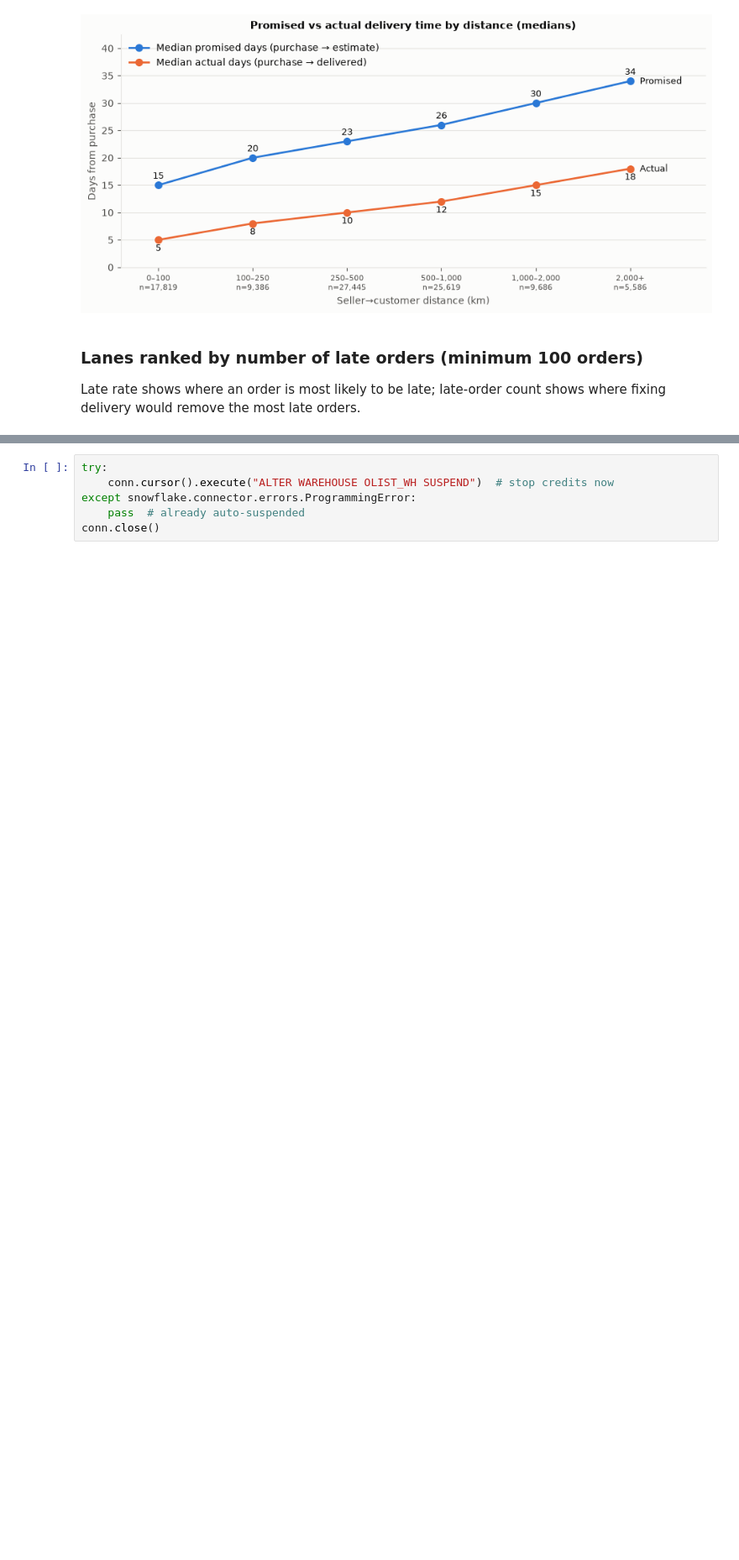
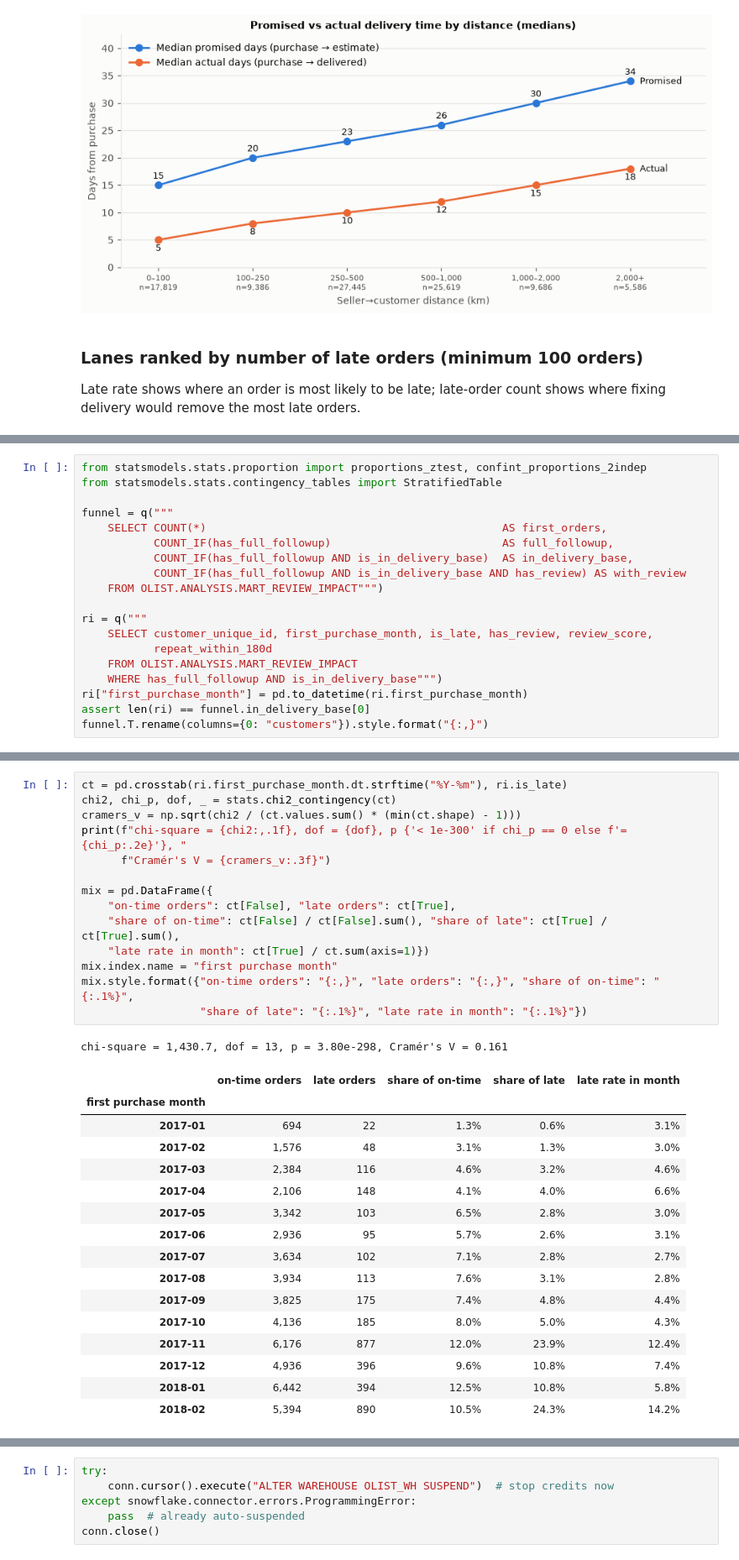
Before and after one commit to DevarshiDave1120-cmd/olist-marketplace-operations-analytics, a Jupyter notebook: notebooks/olist_analysis.ipynb, the cells around one changed output, grey strips where cells are left out. Shown at 84% size. Drawn from its saved outputs; the diff is of its cells as text; blank space fills up the shorter version.

```diff
--- a/notebooks/olist_analysis.ipynb
+++ b/notebooks/olist_analysis.ipynb
@@ -287,0 +294,19 @@ by_count.style.format({"order_count": "{:,}", "late_count": "{:,}", "late_rate":
+# %%
+from statsmodels.stats.proportion import proportions_ztest, confint_proportions_2indep
+from statsmodels.stats.contingency_tables import StratifiedTable
+
+funnel = q("""
+    SELECT COUNT(*)                                             AS first_orders,
+           COUNT_IF(has_full_followup)                          AS full_followup,
+           COUNT_IF(has_full_followup AND is_in_delivery_base)  AS in_delivery_base,
+           COUNT_IF(has_full_followup AND is_in_delivery_base AND has_review) AS with_review
+    FROM OLIST.ANALYSIS.MART_REVIEW_IMPACT""")
+
+ri = q("""
+    SELECT customer_unique_id, first_purchase_month, is_late, has_review, review_score,
+           repeat_within_180d
+    FROM OLIST.ANALYSIS.MART_REVIEW_IMPACT
+    WHERE has_full_followup AND is_in_delivery_base""")
+ri["first_purchase_month"] = pd.to_datetime(ri.first_purchase_month)
+assert len(ri) == funnel.in_delivery_base[0]
+funnel.T.rename(columns={0: "customers"}).style.format("{:,}")
@@ -287,0 +381,32 @@ by_count.style.format({"order_count": "{:,}", "late_count": "{:,}", "late_rate":
+# %%
+ct = pd.crosstab(ri.first_purchase_month.dt.strftime("%Y-%m"), ri.is_late)
+chi2, chi_p, dof, _ = stats.chi2_contingency(ct)
+cramers_v = np.sqrt(chi2 / (ct.values.sum() * (min(ct.shape) - 1)))
+print(f"chi-square = {chi2:,.1f}, dof = {dof}, p {'< 1e-300' if chi_p == 0 else f'= {chi_p:.2e}'}, "
+      f"Cramér's V = {cramers_v:.3f}")
+
+mix = pd.DataFrame({
+    "on-time orders": ct[False], "late orders": ct[True],
+    "share of on-time": ct[False] / ct[False].sum(), "share of late": ct[True] / ct[True].sum(),
+    "late rate in month": ct[True] / ct.sum(axis=1)})
+mix.index.name = "first purchase month"
+mix.style.format({"on-time orders": "{:,}", "late orders": "{:,}", "share of on-time": "{:.1%}",
+                  "share of late": "{:.1%}", "late rate in month": "{:.1%}"})
+# %% [output]
+chi-square = 1,430.7, dof = 13, p = 3.80e-298, Cramér's V = 0.161
+|  | on-time orders | late orders | share of on-time | share of late | late rate in month |
+| first purchase month |  |  |  |  |  |
+| 2017-01 | 694 | 22 | 1.3% | 0.6% | 3.1% |
+| 2017-02 | 1,576 | 48 | 3.1% | 1.3% | 3.0% |
+| 2017-03 | 2,384 | 116 | 4.6% | 3.2% | 4.6% |
+| 2017-04 | 2,106 | 148 | 4.1% | 4.0% | 6.6% |
+| 2017-05 | 3,342 | 103 | 6.5% | 2.8% | 3.0% |
+| 2017-06 | 2,936 | 95 | 5.7% | 2.6% | 3.1% |
+| 2017-07 | 3,634 | 102 | 7.1% | 2.8% | 2.7% |
+| 2017-08 | 3,934 | 113 | 7.6% | 3.1% | 2.8% |
+| 2017-09 | 3,825 | 175 | 7.4% | 4.8% | 4.4% |
+| 2017-10 | 4,136 | 185 | 8.0% | 5.0% | 4.3% |
+| 2017-11 | 6,176 | 877 | 12.0% | 23.9% | 12.4% |
+| 2017-12 | 4,936 | 396 | 9.6% | 10.8% | 7.4% |
+| 2018-01 | 6,442 | 394 | 12.5% | 10.8% | 5.8% |
+| 2018-02 | 5,394 | 890 | 10.5% | 24.3% | 14.2% |
```
Also changed, not shown: parts of 8 cells of this notebook, 2 other files.
